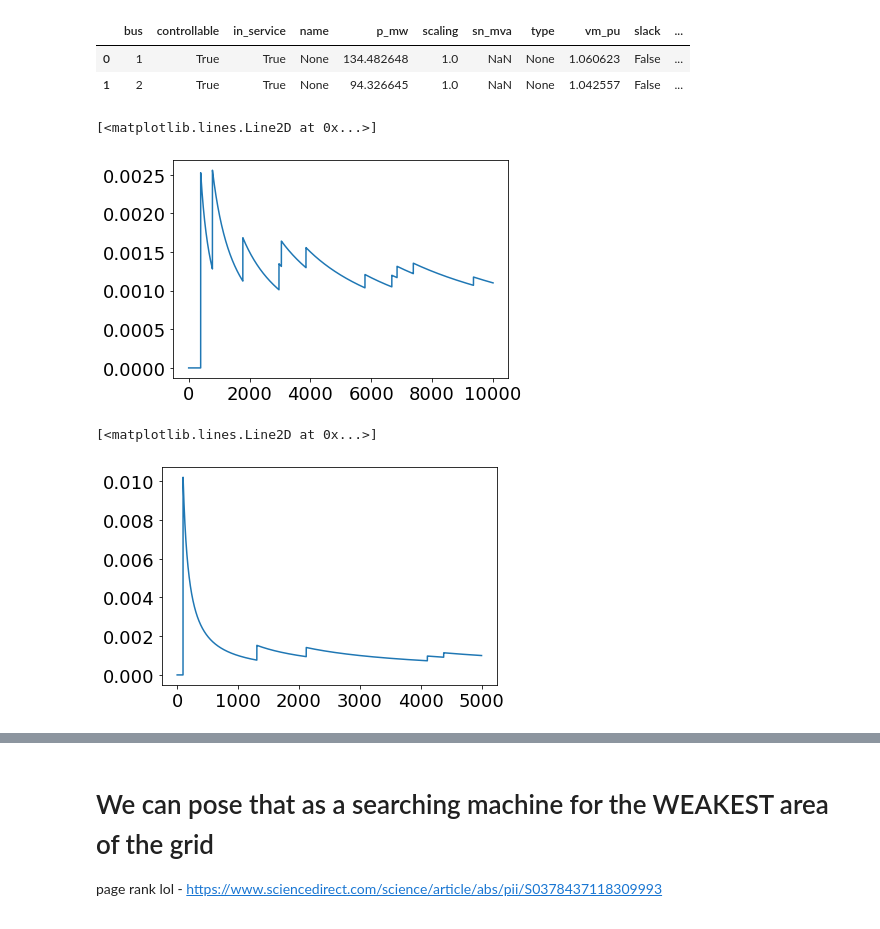
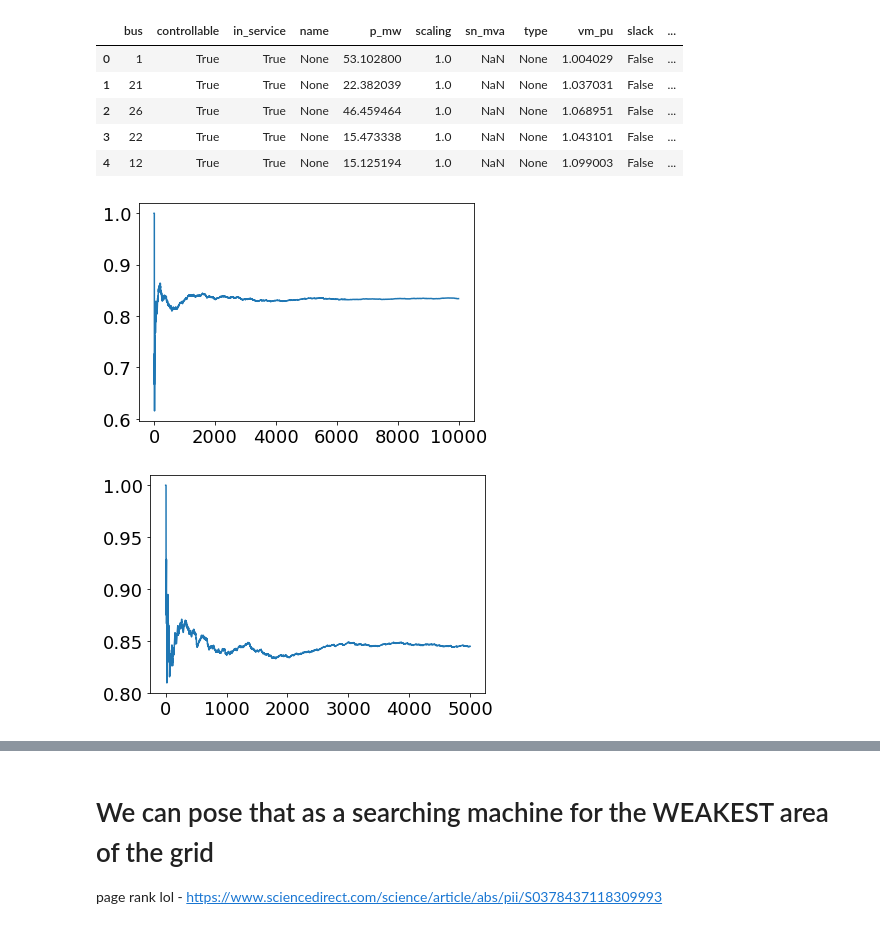
Before and after one commit to vjugor1/AC-PF-Security-Assessment, a Jupyter notebook: notebooks/tmplcss.ipynb, the cells around one changed output, grey strips where cells are left out. Drawn from its saved outputs; the diff is of its cells as text; code cells hidden in the pictures.

```diff
--- a/notebooks/tmplcss.ipynb
+++ b/notebooks/tmplcss.ipynb
@@ -23,8 +23,12 @@ from src.data_utils import grid_data
 from src.estimators.adaptive import AdaptiveEstimator
 from src.estimators.static import SecurityAssessmentEstimator
 from src.samplers.sampler import Sampler
+# %%
+path_to_saves = '../saves'
+if not os.path.exists(path_to_saves):
+    os.makedirs(path_to_saves)
 # %%
-net = pn.case9()
+net = pn.case30()
 pp.runopp(net, numba=True)
 net.res_gen
 net.gen['p_mw'] = net.res_gen['p_mw']
@@ -37,8 +41,11 @@ net.gen
 ## 3) p_mw, q_mw at gens
 # %% [output]
 |  | bus | controllable | in_service | name | p_mw | scaling | sn_mva | type | vm_pu | slack | ... |
-| 0 | 1 | True | True | None | 134.482648 | 1.0 | NaN | None | 1.060623 | False | ... |
-| 1 | 2 | True | True | None | 94.326645 | 1.0 | NaN | None | 1.042557 | False | ... |
+| 0 | 1 | True | True | None | 53.102800 | 1.0 | NaN | None | 1.004029 | False | ... |
+| 1 | 21 | True | True | None | 22.382039 | 1.0 | NaN | None | 1.037031 | False | ... |
+| 2 | 26 | True | True | None | 46.459464 | 1.0 | NaN | None | 1.068951 | False | ... |
+| 3 | 22 | True | True | None | 15.473338 | 1.0 | NaN | None | 1.043101 | False | ... |
+| 4 | 12 | True | True | None | 15.125194 | 1.0 | NaN | None | 1.099003 | False | ... |
 # %%
 fluct_gen = [0, 1]
 fluct_load = [0, 1, 2]
@@ -46,20 +53,26 @@ adaestimator = AdaptiveEstimator(net, fluct_gen, fluct_load, np.ones(len(fluct_g
 staticestimator = SecurityAssessmentEstimator(net, fluct_gen, fluct_load)
 # %%
-get_sample = lambda: np.random.multivariate_normal(np.zeros(len(fluct_gen)), np.eye(len(fluct_gen)) * 500)
-get_sample_load = lambda: {"P": np.random.multivariate_normal(np.zeros(len(fluct_load)), np.eye(len(fluct_load)) * 500),
-                            "Q": np.random.multivariate_normal(np.zeros(len(fluct_load)), np.eye(len(fluct_load)) * 500), }
+get_sample = lambda: np.random.multivariate_normal(np.zeros(len(fluct_gen)), np.eye(len(fluct_gen)) * 2)
+get_sample_load = lambda: {"P": np.random.multivariate_normal(np.zeros(len(fluct_load)), np.eye(len(fluct_load)) * 2),
+                            "Q": np.random.multivariate_normal(np.zeros(len(fluct_load)), np.eye(len(fluct_load)) * 2), }
 sampler = Sampler(len(fluct_gen), len(fluct_load), get_sample, get_sample_load).sample()
 samples = [(next(sampler), ) for i in range(10000)]
 estimate_static = staticestimator.estimate(samples)
 # %%
-plt.plot([np.sum(estimate_static[:i]) / i for i in range(1, len(estimate_static))])
+mc_estimates = [np.sum(estimate_static[:i]) / i for i in range(1, len(estimate_static))]
+plt.plot(mc_estimates)
+if not os.path.exists(path_to_saves):
+    os.makedirs(path_to_saves)
+plt.savefig(path_to_saves + "mc.png")
 # %% [output]
-[<matplotlib.lines.Line2D at 0x...>]
-[figure, old version]
+[figure, new version]
 # %%
 adaestimator.test_samples(5000)
 # %%
-plt.plot([np.sum(adaestimator.weightes_outcomes[:i]) / i for i in range(1, adaestimator.n_steps)])
+is_estimates = [np.sum(adaestimator.weightes_outcomes[:i]) / i for i in range(1, adaestimator.n_steps)]
+plt.plot(is_estimates)
+if not os.path.exists(path_to_saves):
+    os.makedirs(path_to_saves)
+plt.savefig(path_to_saves + "adaest.png")
 # %% [output]
-[<matplotlib.lines.Line2D at 0x...>]
-[figure, old version]
+[figure, new version]
```
Also changed, not shown: parts of 6 cells of this notebook.
